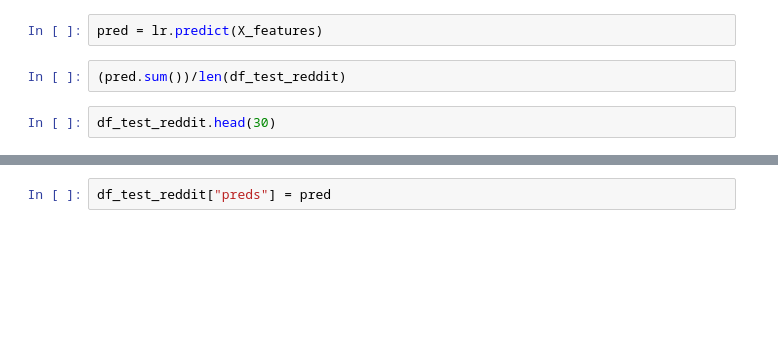
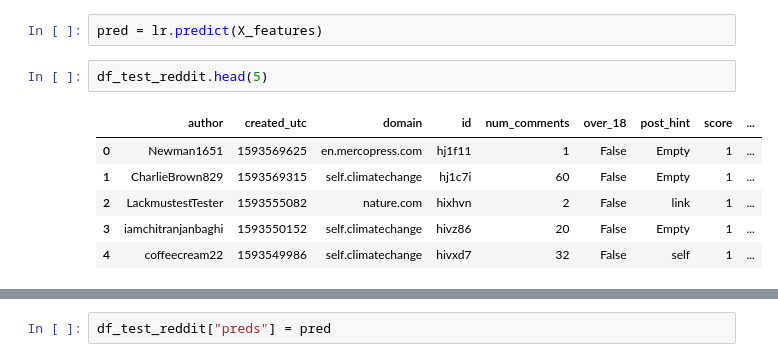
Before and after one commit to saiedmighani/Global_warming_NLP_analysis, a Jupyter notebook: Codes/P06-Select_model_production.ipynb, the cells around one changed output, grey strips where cells are left out. Cells and saved outputs as stored; diff of their text form; blank space fills up the shorter version.

```diff
--- a/Codes/P06-Select_model_production.ipynb
+++ b/Codes/P06-Select_model_production.ipynb
@@ -225,8 +228,13 @@ X_features.shape
 # %%
 pred = lr.predict(X_features)
-# %%
-(pred.sum())/len(df_test_reddit)
 # %%
-df_test_reddit.head(30)
+df_test_reddit.head(5)
+# %% [output]
+|  | author | created_utc | domain | id | num_comments | over_18 | post_hint | score | ... |
+| 0 | Newman1651 | 1593569625 | en.mercopress.com | hj1f11 | 1 | False | Empty | 1 | ... |
+| 1 | CharlieBrown829 | 1593569315 | self.climatechange | hj1c7i | 60 | False | Empty | 1 | ... |
+| 2 | LackmustestTester | 1593555082 | nature.com | hixhvn | 2 | False | link | 1 | ... |
+| 3 | iamchitranjanbaghi | 1593550152 | self.climatechange | hivz86 | 20 | False | Empty | 1 | ... |
+| 4 | coffeecream22 | 1593549986 | self.climatechange | hivxd7 | 32 | False | self | 1 | ... |
 # %%
 pred[18]
```
Also changed, not shown: parts of 20 cells of this notebook, 9 other files.
